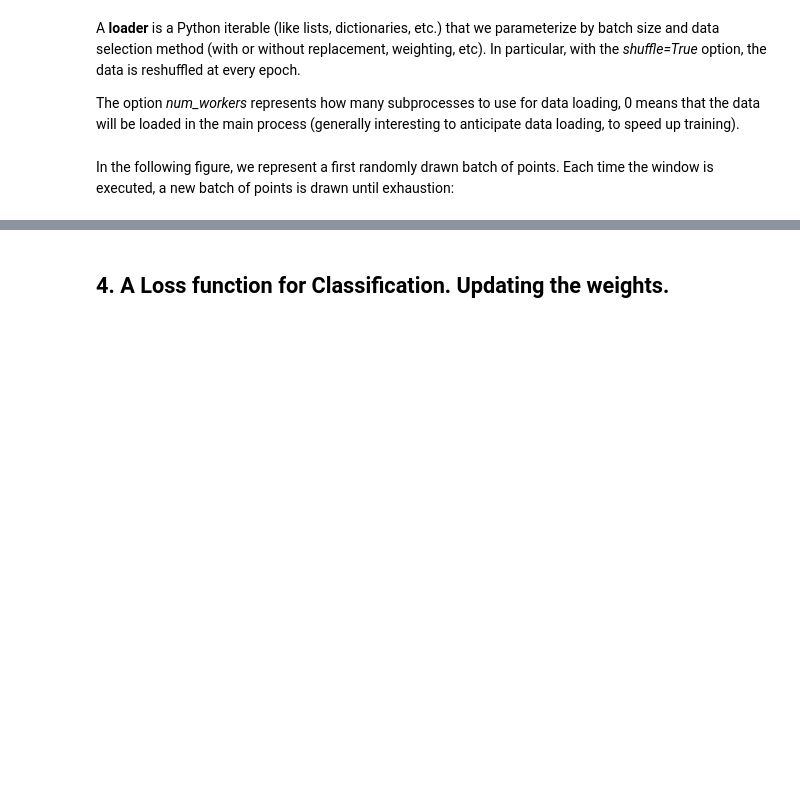
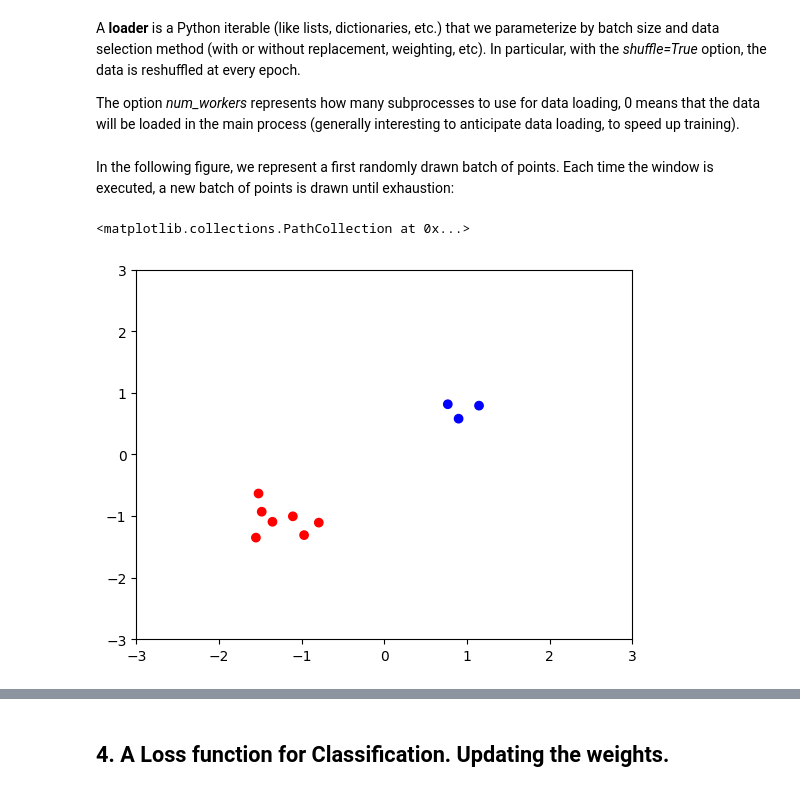
Before and after one commit to remi421/ML_S5_etudiants, a Jupyter notebook: practicals/P1/P1_instructions.ipynb, the cells around one changed output, grey strips where cells are left out. Saved outputs shown, nothing was run; the diff lists cells and outputs as text; code cells hidden in the pictures; blank space fills up the shorter version.

```diff
--- a/practicals/P1/P1_instructions.ipynb
+++ b/practicals/P1/P1_instructions.ipynb
@@ -114,4 +122,11 @@ print(f'bias: {bias}')
 - For the given input, find parameters that will produce an output of (0.5, 0.5). Verify it in a single line of code.
 # %%
 # YOUR CODE HERE
-#
+inputs = torch.tensor([[-5.,1.]])
+model(inputs)
+
+inputs = torch.tensor([[0.,1.]])
+model.fc.weight[0,0].data.fill_(0.)
+model.fc.weight[0,1].data.fill_(0.)
+model.fc.bias.data.fill_(0)
+model(inputs)
@@ -153,7 +175,7 @@ class FirstDataset(Dataset):
         x = self.inputs[idx, :]
         t = self.targets[idx]
         return x, t  # (input, target) pair
-
+n=100
 inputs_train = torch.cat(echs, dim=0)
 targets_train = torch.cat((torch.zeros(n), torch.ones(n)), dim=0).long()
 ds1 = FirstDataset(inputs_train, targets_train)
@@ -168,13 +190,17 @@ In the following figure, we represent a first randomly drawn batch of points. Ea
 # %%
 fig2 = plt.figure()
 ax2 = fig2.add_subplot(111)
 ax2.axis([-3, 3, -3, 3])
 
 # Drawing a batch of ten points
 inputs, targets = next(iter(loader1))
 x, y = inputs.numpy()[:, 0], inputs.numpy()[:, 1]
+colors = ["red","blue"]
 cs = [colors[targets[i]] for i in range(len(targets))]
 ax2.scatter(x, y, color=cs)
+# %% [output]
+<matplotlib.collections.PathCollection at 0x...>
+[figure, added]
 # %%
 # Iterating over the dataset
 inputs, targets = next(iter(loader1))
```
Also changed, not shown: parts of 10 cells of this notebook.
